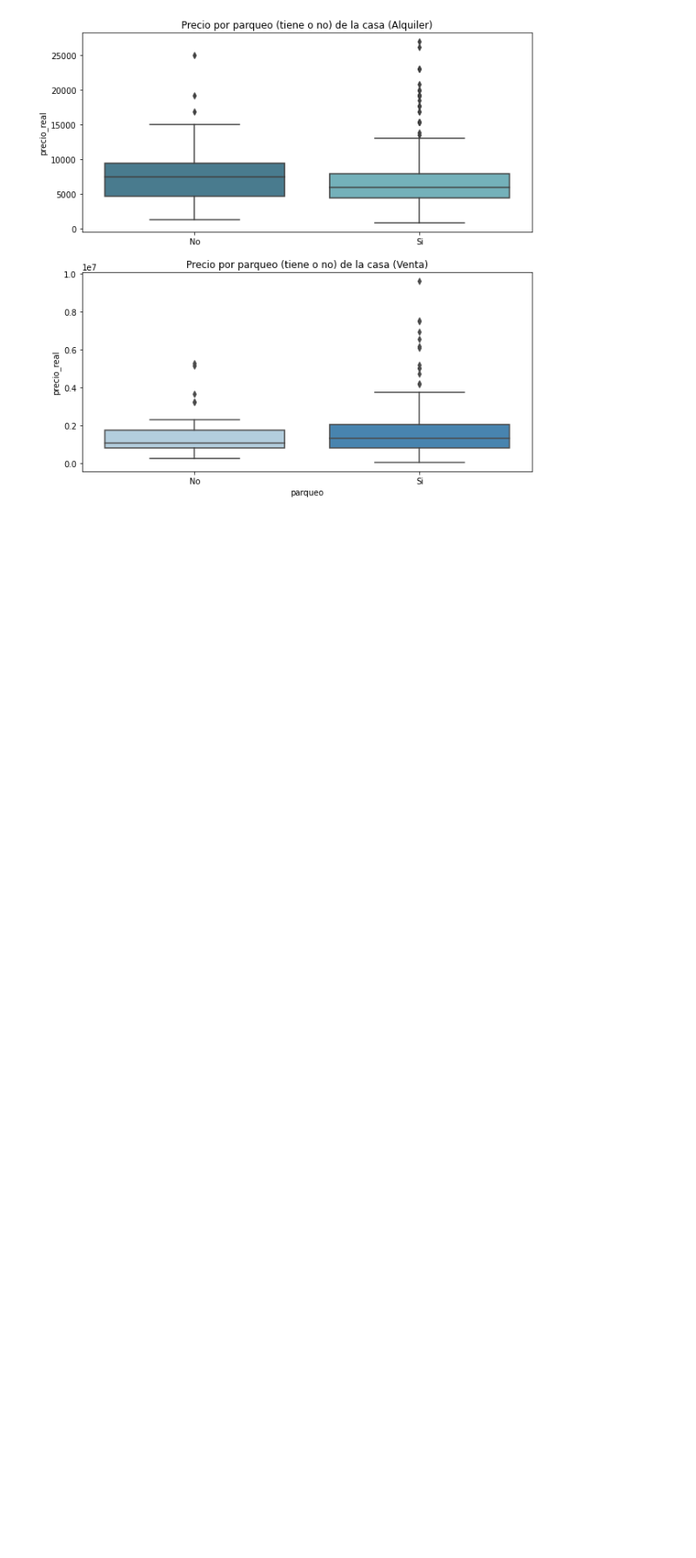
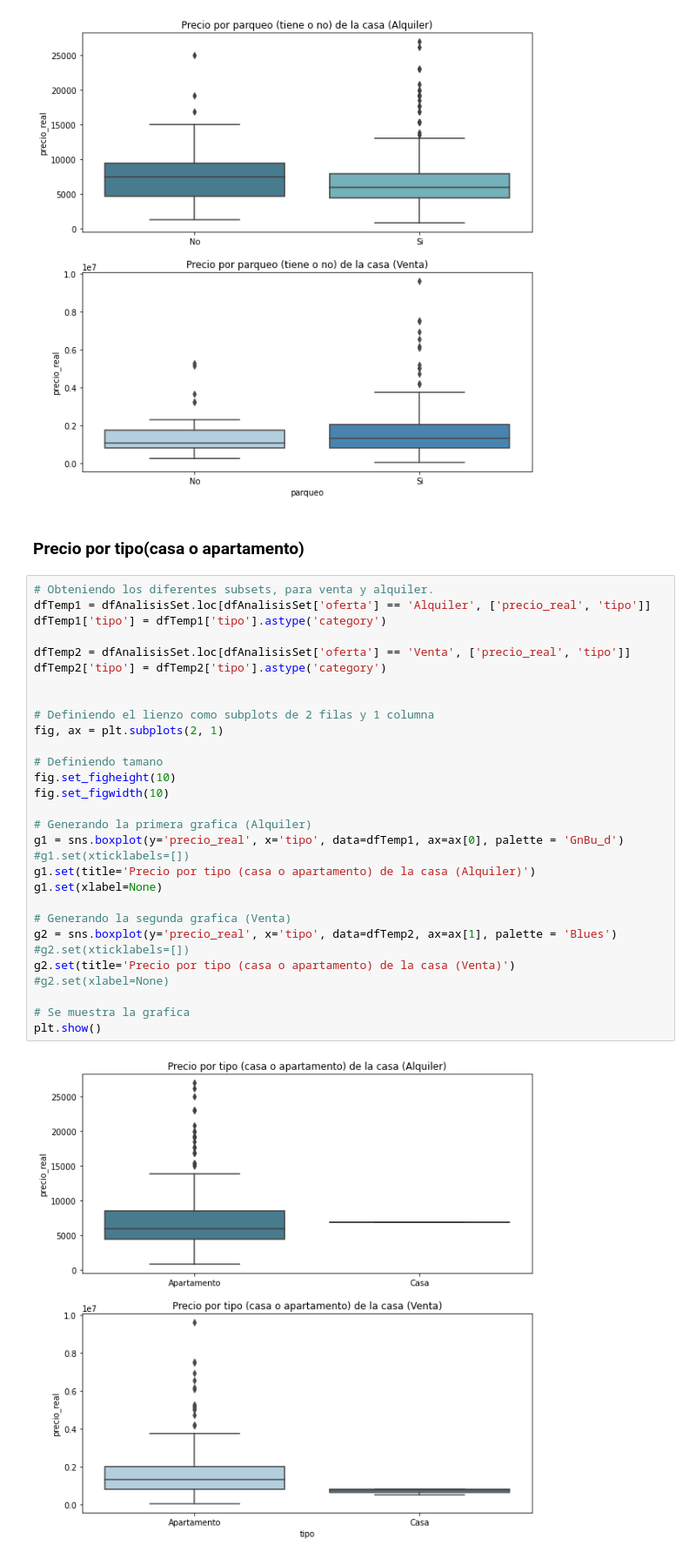
Before and after one commit to yadderace/ScrappingProject, a Jupyter notebook: Notebooks/Data Analysis.ipynb, the cells around one changed output. Shown at 87% size. Saved outputs shown, nothing was run; the diff lists cells and outputs as text; blank space fills up the shorter version.

Commit message:
Se agrega seccion de precio por tipo de venta (casa o apartamento)

```diff
--- a/Notebooks/Data Analysis.ipynb
+++ b/Notebooks/Data Analysis.ipynb
@@ -342,3 +342,37 @@ g2.set(title='Precio por parqueo (tiene o no) de la casa (Venta)')
 plt.show()
 # %% [output]
 [figure]
+# %% [markdown]
+### Precio por tipo(casa o apartamento)
+# %%
+# Obteniendo los diferentes subsets, para venta y alquiler.
+dfTemp1 = dfAnalisisSet.loc[dfAnalisisSet['oferta'] == 'Alquiler', ['precio_real', 'tipo']]
+dfTemp1['tipo'] = dfTemp1['tipo'].astype('category')
+
+dfTemp2 = dfAnalisisSet.loc[dfAnalisisSet['oferta'] == 'Venta', ['precio_real', 'tipo']]
+dfTemp2['tipo'] = dfTemp2['tipo'].astype('category')
+
+
+# Definiendo el lienzo como subplots de 2 filas y 1 columna
+fig, ax = plt.subplots(2, 1)
+
+# Definiendo tamano
+fig.set_figheight(10)
+fig.set_figwidth(10)
+
+# Generando la primera grafica (Alquiler)
+g1 = sns.boxplot(y='precio_real', x='tipo', data=dfTemp1, ax=ax[0], palette = 'GnBu_d')
+#g1.set(xticklabels=[])
+g1.set(title='Precio por tipo (casa o apartamento) de la casa (Alquiler)')
+g1.set(xlabel=None)
+
+# Generando la segunda grafica (Venta)
+g2 = sns.boxplot(y='precio_real', x='tipo', data=dfTemp2, ax=ax[1], palette = 'Blues')
+#g2.set(xticklabels=[])
+g2.set(title='Precio por tipo (casa o apartamento) de la casa (Venta)')
+#g2.set(xlabel=None)
+
+# Se muestra la grafica
+plt.show()
+# %% [output]
+[figure, added]
```
